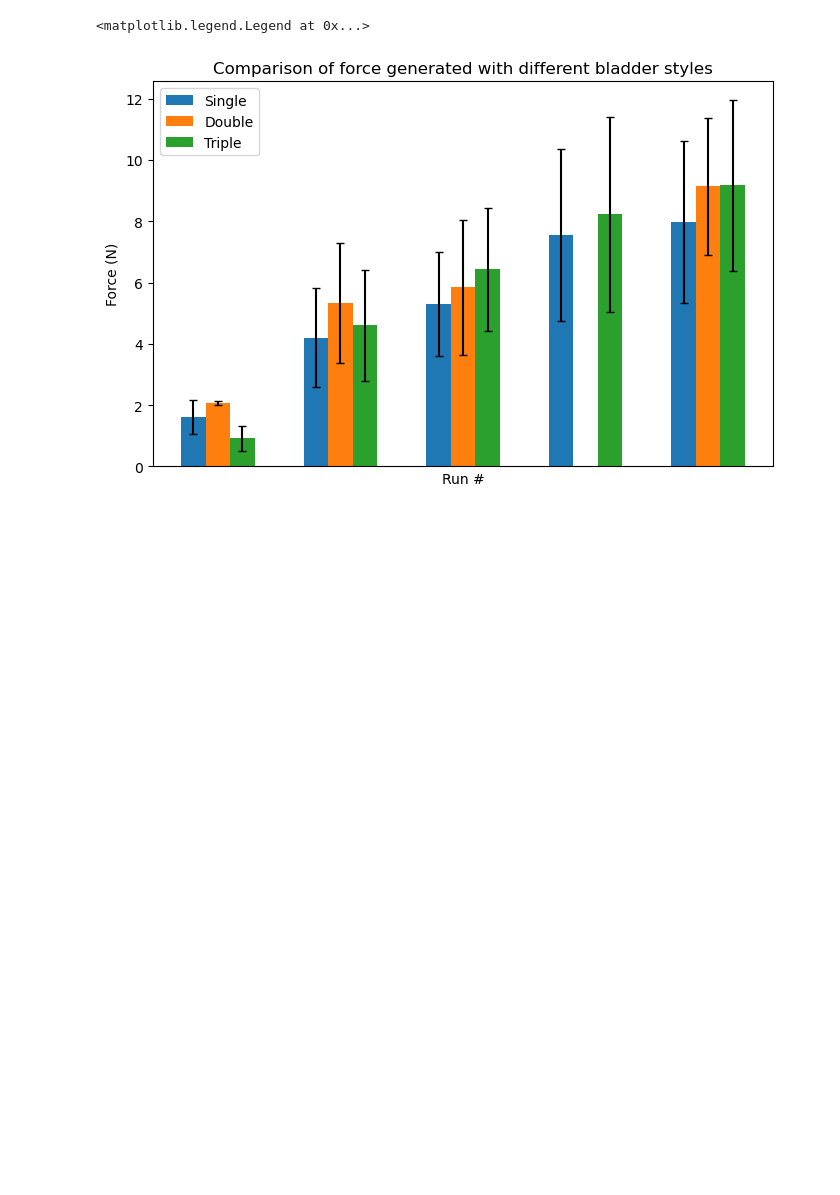
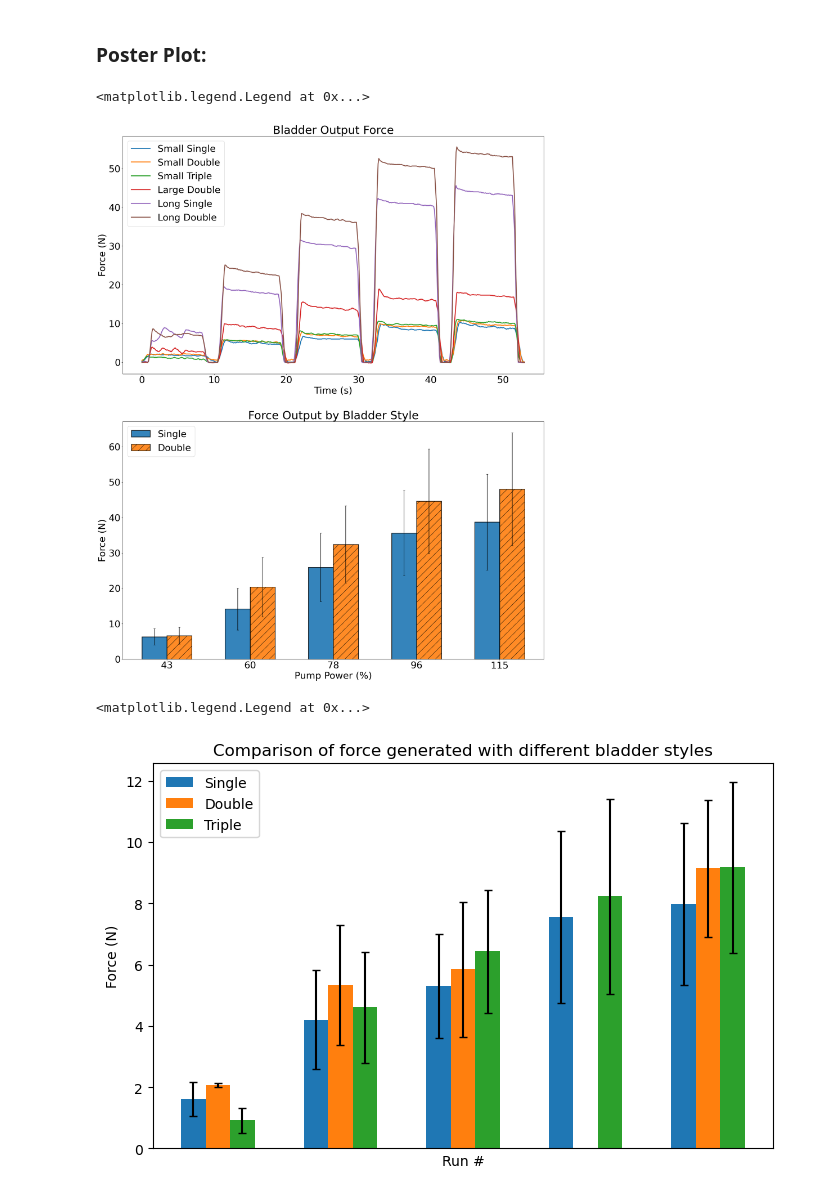
Before and after one commit to kateharvey/capstone, a Jupyter notebook: force-data/force-analysis-march13.ipynb, the cells around one changed output. Cells and saved outputs as stored; diff of their text form; code cells hidden in the pictures; blank space fills up the shorter version.

```diff
--- a/force-data/force-analysis-march13.ipynb
+++ b/force-data/force-analysis-march13.ipynb
@@ -166,6 +195,7 @@ print(bar_values_6)
 std_dev_1 = np.zeros(len(peak_1))
 std_dev_2 = np.zeros(len(peak_2))
 std_dev_3 = np.zeros(len(peak_3))
+std_dev_4 = np.zeros(len(peak_4))
 std_dev_5 = np.zeros(len(peak_5))
 std_dev_6 = np.zeros(len(peak_6))
 
@@ -173,5 +203,6 @@ for idx, peak in enumerate(peak_5):
     std_dev_1[idx] = np.std(avg1[peak:peak+int(pw_1[0][idx])])
     std_dev_2[idx] = np.std(avg2[peak:peak+int(pw_2[0][idx])])
     std_dev_3[idx] = np.std(avg3[peak:peak+int(pw_3[0][idx])])
+    std_dev_4[idx] = np.std(avg4[peak:peak+int(pw_4[0][idx])])
     std_dev_5[idx] = np.std(y5_3[peak:peak+int(pw_5[0][idx])])
     std_dev_6[idx] = np.std(y6_3[peak:peak+int(pw_6[0][idx])])
@@ -194,3 +229,35 @@ ax.legend(loc='best')
+# %% [markdown]
+### Poster Plot:
+# %%
+%matplotlib inline
+# plotting parameters:
+font = {'family' : 'sans-serif',
+        'weight' : 'normal',
+        'size'   : 30}
+matplotlib.rc('font', **font)
+w = 0.3
+n = np.arange(len(peak_5))
+xticks = [43, 60, 78, 96, 115]
+
+fig, (ax1, ax2) = plt.subplots(2, 1, figsize=(24, 30))
+
+ax1.plot(trial1['Time (s) Run #1'], avg1, label='Small Single', linewidth=3)
+ax1.plot(trial1['Time (s) Run #2'], avg2, label='Small Double', linewidth=3)
+ax1.plot(trial1['Time (s) Run #3'], avg3, label='Small Triple', linewidth=3)
+ax1.plot(trial1['Time (s) Run #4'], avg4, label='Large Double', linewidth=3)
+ax1.plot(trial1['Time (s) Run #6'], avg6, label='Long Single', linewidth=3)
+ax1.plot(trial1['Time (s) Run #5'], avg5, label='Long Double', linewidth=3)
+ax1.legend()
+ax1.set(title='Bladder Output Force', xlabel='Time (s)', ylabel='Force (N)')
+
+ax2.bar(n-w/2, bar_values_6, width=w, label='Single', yerr=std_dev_6, capsize=3, alpha=0.9, edgecolor='black', linewidth=2)
+ax2.bar(n+w/2, bar_values_5, width=w, label='Double', yerr=std_dev_5, capsize=3, alpha=0.9, edgecolor='black', hatch='/', linewidth=2)
+ax2.set(title='Force Output by Bladder Style', xlabel='Pump Power (%)', ylabel='Force (N)')
+ax2.set_xticks(n, xticks)
+ax2.legend(loc='best')
+# %% [output]
+<matplotlib.legend.Legend at 0x...>
+[figure, added]
 # %%
 %matplotlib inline
 # plotting parameters:
```
Also changed, not shown: parts of 17 cells of this notebook, 6 other files.
